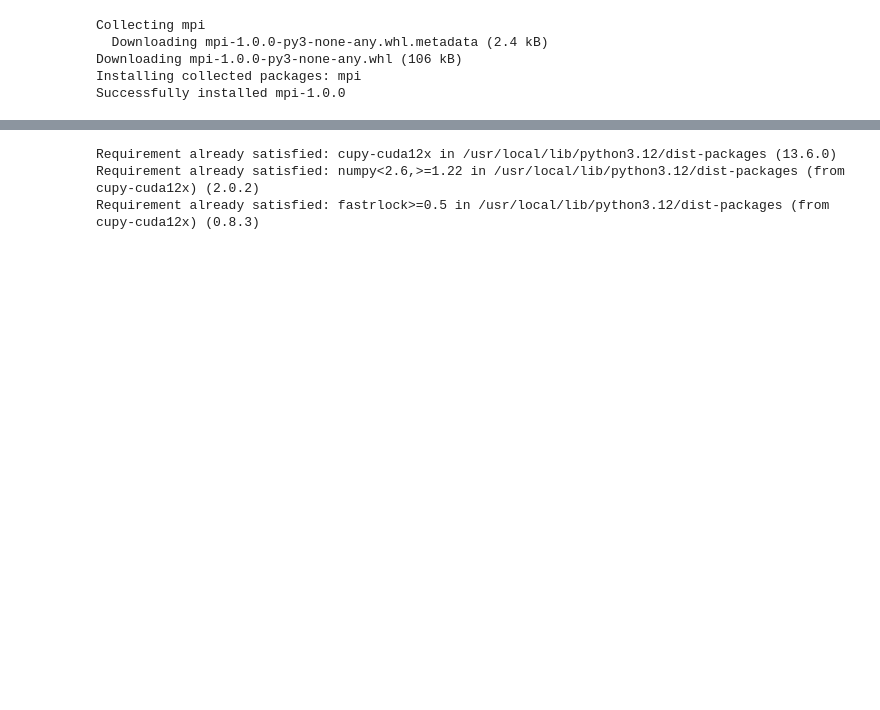
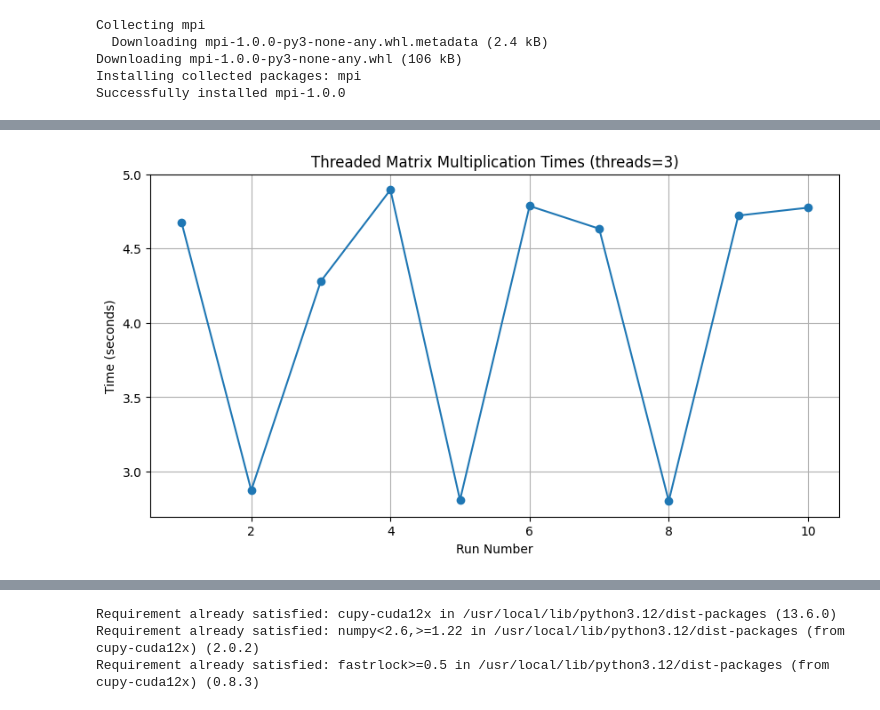
Before and after one commit to ZIZOUTOUMOU/ZIZOUTOUMOU, a Jupyter notebook: cal_paralle.ipynb, the cells around one changed output, grey strips where cells are left out. Cells and saved outputs as stored; diff of their text form; code cells hidden in the pictures; blank space fills up the shorter version.

```diff
--- a/cal_paralle.ipynb
+++ b/cal_paralle.ipynb
@@ -46,7 +69,7 @@ import numpy as np
 import threading
 import time
 
-N = 800  # fixed size
+N = 80  # fixed size
 
 def worker(A, B, C, start, end):
     for i in range(start, end):
@@ -78,7 +101,16 @@ if __name__ == "__main__":
     A = np.random.rand(N, N)
     B = np.random.rand(N, N)
 
-    t0 = time.time()
-    C = matmul_threaded(A, B, threads)
-    print("Threaded time =", time.time() - t0)
+    times = []
+
+    for run in range(10):
+        t0 = time.time()
+        C = matmul_threaded(A, B, threads)
+        elapsed = time.time() - t0
+        times.append(elapsed)
+
+        print(f"Run {run+1}: {elapsed:.4f} seconds")
+
+    mean_time = sum(times) / len(times)
+    print("\nMean time =", mean_time)
 # %% [output]
@@ -86,0 +130,62 @@ Threaded time = 3.4852042198181152
+# %%
+import numpy as np
+import threading
+import time
+import matplotlib.pyplot as plt
+
+N = 800  # fixed size
+
+def worker(A, B, C, start, end):
+    for i in range(start, end):
+        for j in range(N):
+            C[i, j] = np.dot(A[i, :], B[:, j])
+
+def matmul_threaded(A, B, nthreads):
+    C = np.zeros((N, N))
+    threads = []
+
+    chunk = N // nthreads
+
+    for t in range(nthreads):
+        s = t * chunk
+        e = N if t == nthreads - 1 else (t + 1) * chunk
+        thr = threading.Thread(target=worker, args=(A, B, C, s, e))
+        threads.append(thr)
+        thr.start()
+
+    for thr in threads:
+        thr.join()
+
+    return C
+
+
+if __name__ == "__main__":
+    threads = int(input("Number of threads: "))
+
+    A = np.random.rand(N, N)
+    B = np.random.rand(N, N)
+
+    times = []
+
+    for run in range(10):
+        t0 = time.time()
+        C = matmul_threaded(A, B, threads)
+        elapsed = time.time() - t0
+        times.append(elapsed)
+
+        print(f"Run {run+1}: {elapsed:.4f} seconds")
+
+    mean_time = sum(times) / len(times)
+    print("\nMean time =", mean_time)
+
+    # ----------------------------
+    # Plot
+    # ----------------------------
+    plt.figure(figsize=(10,5))
+    plt.plot(range(1, 11), times, marker='o')
+    plt.title(f"Threaded Matrix Multiplication Times (threads={threads})")
+    plt.xlabel("Run Number")
+    plt.ylabel("Time (seconds)")
+    plt.grid(True)
+    plt.show()
+# %% [output]
@@ -87,3 +205,4 @@ Threaded time = 3.4852042198181152
+[figure, added]
 # %%
 import numpy as np
 from mpi4py import MPI
```
Also changed, not shown: parts of 5 cells of this notebook.
